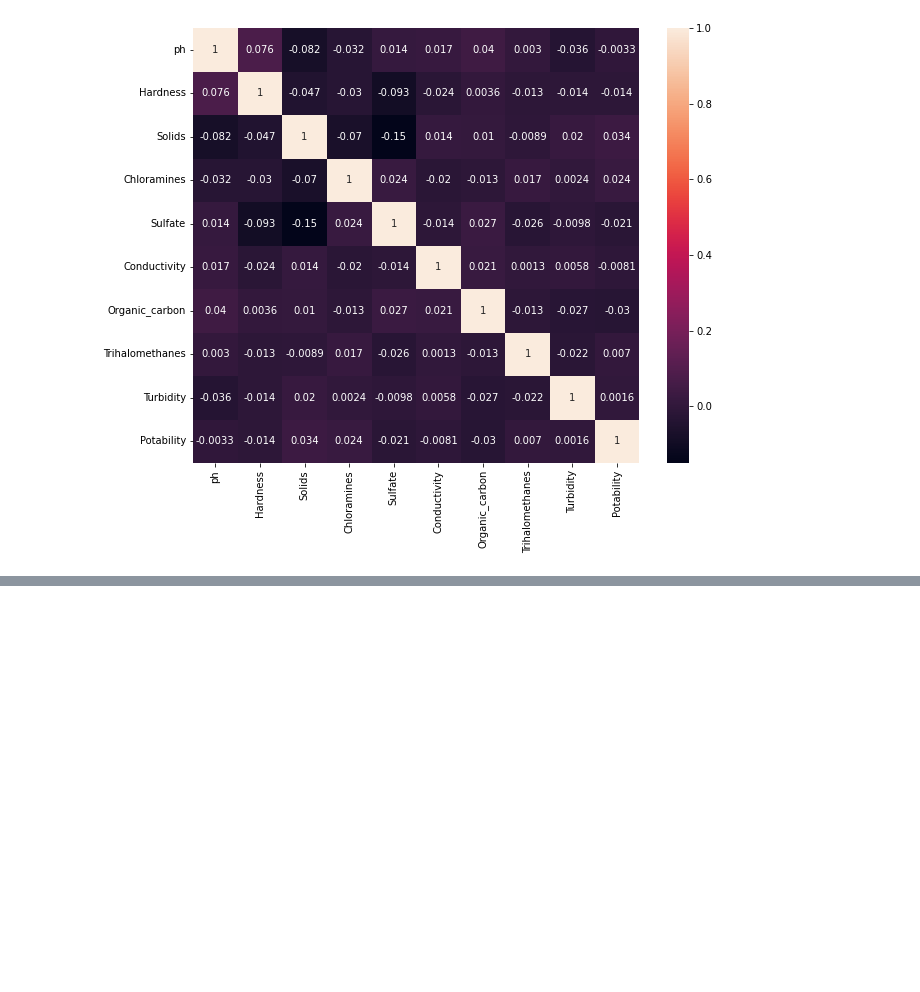
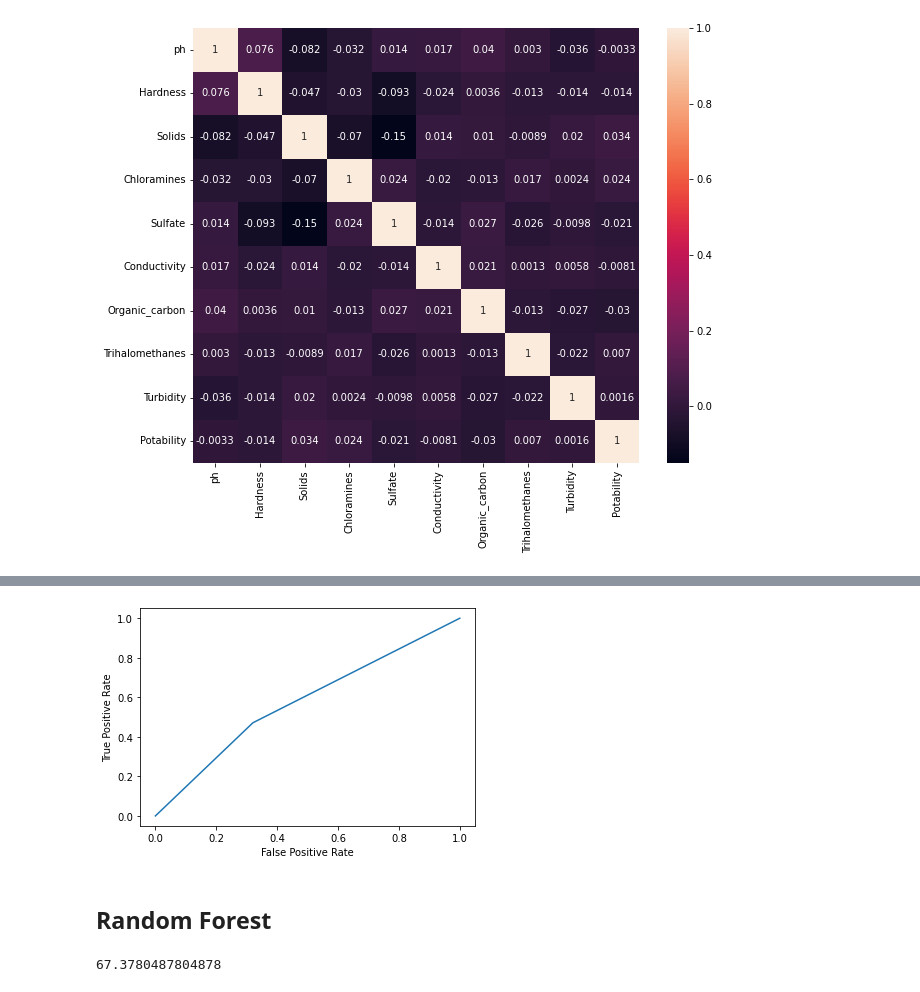
Before and after one commit to thesua7/Water-Potability-Prediction, a Jupyter notebook: Water Quality Prediction.ipynb, the cells around one changed output, grey strips where cells are left out. Saved outputs shown, nothing was run; the diff lists cells and outputs as text; code cells hidden in the pictures; blank space fills up the shorter version.

Commit message:
Models added

```diff
--- a/Water Quality Prediction.ipynb
+++ b/Water Quality Prediction.ipynb
@@ -236,0 +270,9 @@ mplt.show()
+# %%
+from sklearn.preprocessing import MinMaxScaler
+
+scaler = MinMaxScaler()
+scaler.fit(x)
+
+x = scaler.transform(x)
+
+x = pd.DataFrame(x)
@@ -236,0 +290,8 @@ mplt.show()
+# %%
+from sklearn.model_selection import train_test_split
+X_train, X_test, Y_train, Y_test = train_test_split(x,y, test_size= 0.2, random_state=101,shuffle=True)
+# %%
+from sklearn.tree import DecisionTreeClassifier
+from sklearn.metrics import accuracy_score,confusion_matrix,classification_report
+dt=DecisionTreeClassifier(criterion= 'gini', min_samples_split= 10, splitter= 'best')
+dt.fit(X_train,Y_train)
@@ -236,0 +300,5 @@ mplt.show()
+# %%
+prediction=dt.predict(X_test)
+print(f"Accuracy Score = {accuracy_score(Y_test,prediction)*100}")
+print(f"Confusion Matrix =\n {confusion_matrix(Y_test,prediction)}")
+print(f"Classification Report =\n {classification_report(Y_test,prediction)}")
@@ -236,0 +319,21 @@ mplt.show()
+# %%
+fpr, tpr, _ = metrics.roc_curve(Y_test, prediction)
+mplt.plot(fpr,tpr)
+mplt.ylabel('True Positive Rate')
+mplt.xlabel('False Positive Rate')
+mplt.show()
+# %% [output]
+[figure, added]
+# %% [markdown]
+## Random Forest
+# %%
+from sklearn import metrics
+from sklearn.ensemble import RandomForestClassifier
+
+rdf=RandomForestClassifier()
+rdf.fit(X_train,Y_train)
+pre_fit=rdf.predict(X_test)
+accu_level=accuracy_score(Y_test,pre_fit)*100
+accu_level
+# %% [output]
+67.3780487804878
```
Also changed, not shown: parts of 24 cells of this notebook.
